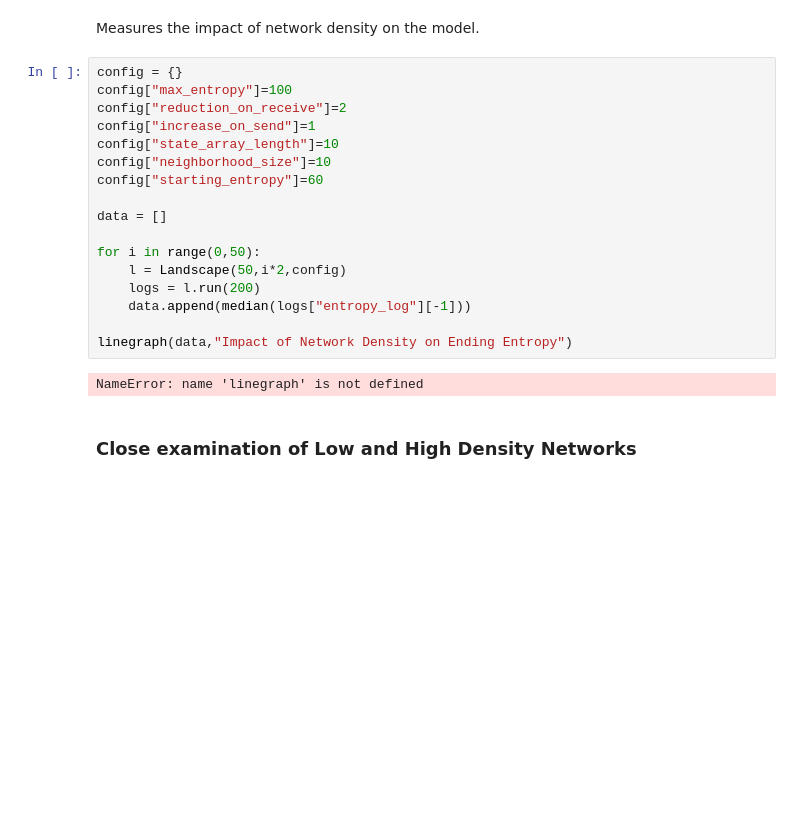
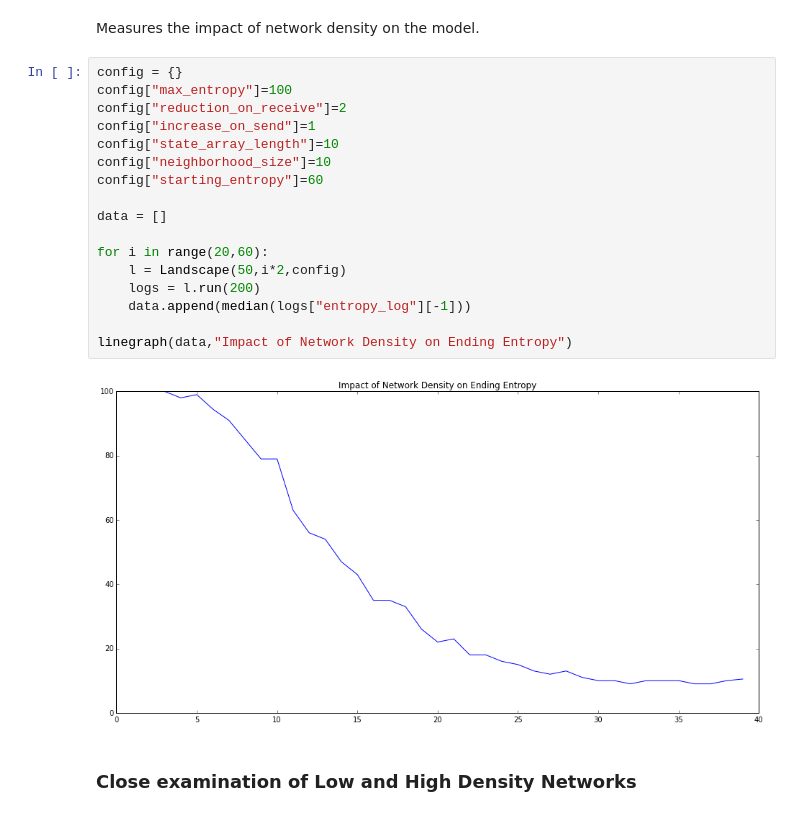
Before and after one commit to davidgljay/relmodels, a Jupyter notebook: Relnetwork 1.0.ipynb, the cells around one changed output. Drawn from its saved outputs; the diff is of its cells as text; blank space fills up the shorter version.

```diff
--- a/Relnetwork 1.0.ipynb
+++ b/Relnetwork 1.0.ipynb
@@ -352,22 +361,22 @@ Measures the impact of network density on the model.
 # %%
 config = {}
 config["max_entropy"]=100
 config["reduction_on_receive"]=2
 config["increase_on_send"]=1
 config["state_array_length"]=10
 config["neighborhood_size"]=10
 config["starting_entropy"]=60
 
 data = []
 
-for i in range(0,50):
+for i in range(20,60):
     l = Landscape(50,i*2,config)
     logs = l.run(200)
     data.append(median(logs["entropy_log"][-1]))
 
 linegraph(data,"Impact of Network Density on Ending Entropy")
 # %% [output]
-NameError: name 'linegraph' is not defined
+[figure, added]
 # %% [markdown]
 ### Close examination of Low and High Density Networks
 # %%
```
Also changed, not shown: parts of 12 cells of this notebook.
